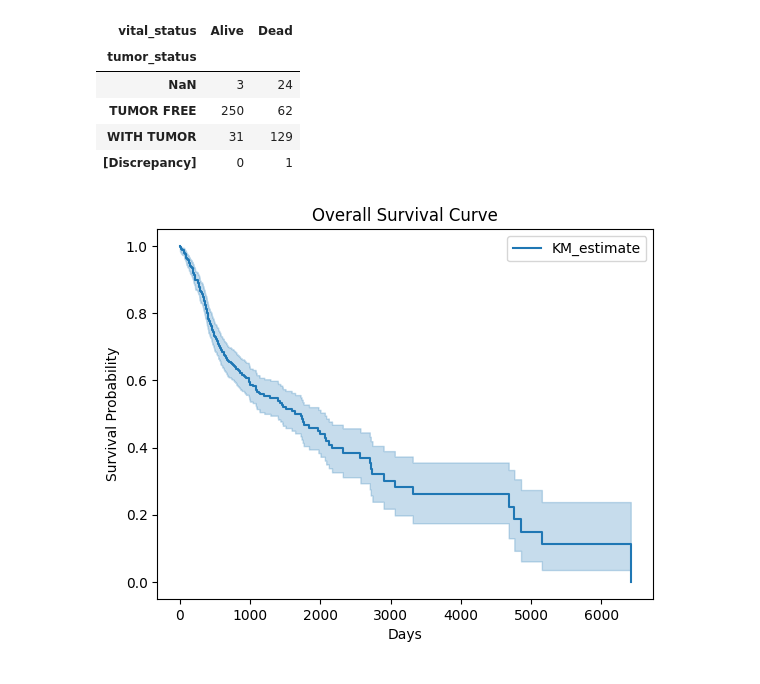
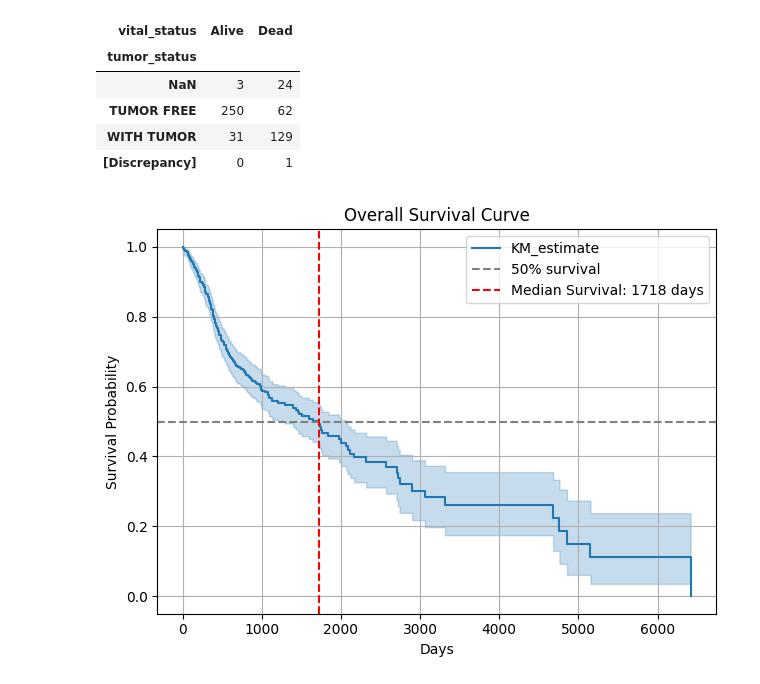
Before and after one commit to Harrison-Q-Ma/BNFO285_Projects, a Jupyter notebook: project_1/Amy/0_Metadata_Exploration.ipynb, the cells around one changed output. Cells and saved outputs as stored; diff of their text form; code cells hidden in the pictures.

```diff
--- a/project_1/Amy/0_Metadata_Exploration.ipynb
+++ b/project_1/Amy/0_Metadata_Exploration.ipynb
@@ -9,5 +9,5 @@ from pathlib import Path
 # %%
 # Load File
 DATA_PATH = Path('../../Data/')
-data = pd.read_csv(Path(DATA_PATH, 'TCGA.HNSC.expression.txt'), sep = '\t').fillna("NaN")
-metadata = pd.read_csv(Path(DATA_PATH, 'TCGA.HNSC.metadata.txt'), sep = '\t').fillna("NaN")
+data = pd.read_csv(Path(DATA_PATH, 'Original/TCGA.HNSC.expression.txt'), sep = '\t').fillna("NaN")
+metadata = pd.read_csv(Path(DATA_PATH, 'Original/TCGA.HNSC.metadata.txt'), sep = '\t').fillna("NaN")
@@ -149,15 +192,40 @@ pd.crosstab(metadata.tumor_status, metadata.vital_status)
 # %%
 from lifelines import KaplanMeierFitter
 import matplotlib.pyplot as plt
 
+# Fit KM model
 kmf = KaplanMeierFitter()
 kmf.fit(durations=metadata['OS.time'], event_observed=metadata['OS'])
 
-kmf.plot_survival_function()
+# Get median survival time
+median_survival = kmf.median_survival_time_
+
+# Get survival probability at 5 years (1825 days)
+surv_5yr = kmf.predict(1825)
+
+# Plot survival function
+ax = kmf.plot_survival_function()
 plt.title('Overall Survival Curve')
 plt.xlabel('Days')
 plt.ylabel('Survival Probability')
+
+# Add horizontal line at 0.5 and vertical line at median survival
+plt.axhline(0.5, color='gray', linestyle='--', label='50% survival')
+plt.axvline(median_survival, color='red', linestyle='--', label=f'Median Survival: {int(median_survival)} days')
+
+# Annotate plateau if curve flattens at the end
+if kmf.survival_function_.iloc[-1, 0] > 0.0:
+    plt.annotate('Plateau (long-term survivors)',
+                 xy=(kmf.survival_function_.index[-1], kmf.survival_function_.iloc[-1, 0]),
+                 xytext=(kmf.survival_function_.index[-1]*0.8, 0.2),
+                 arrowprops=dict(arrowstyle='->'))
+
+
+
+plt.legend()
+plt.grid(True)
+plt.tight_layout()
 plt.show()
 # %% [output]
-[figure, old version]
+[figure, new version]
 # %%
```
Also changed, not shown: parts of 8 cells of this notebook, 17 other files.
